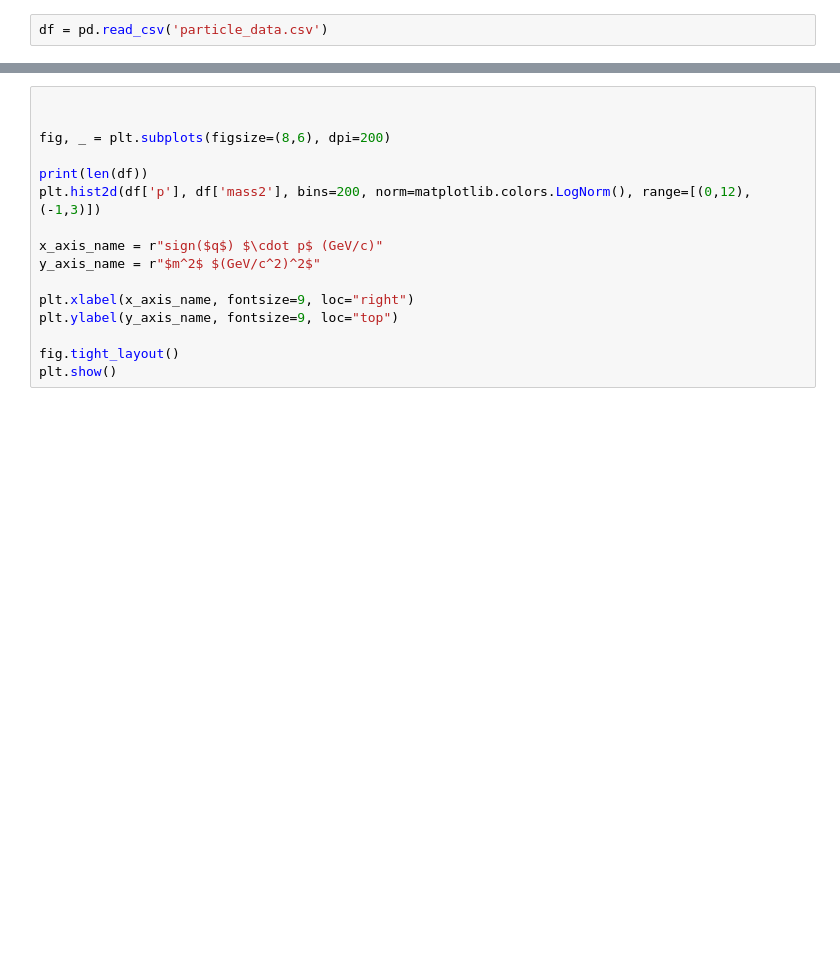
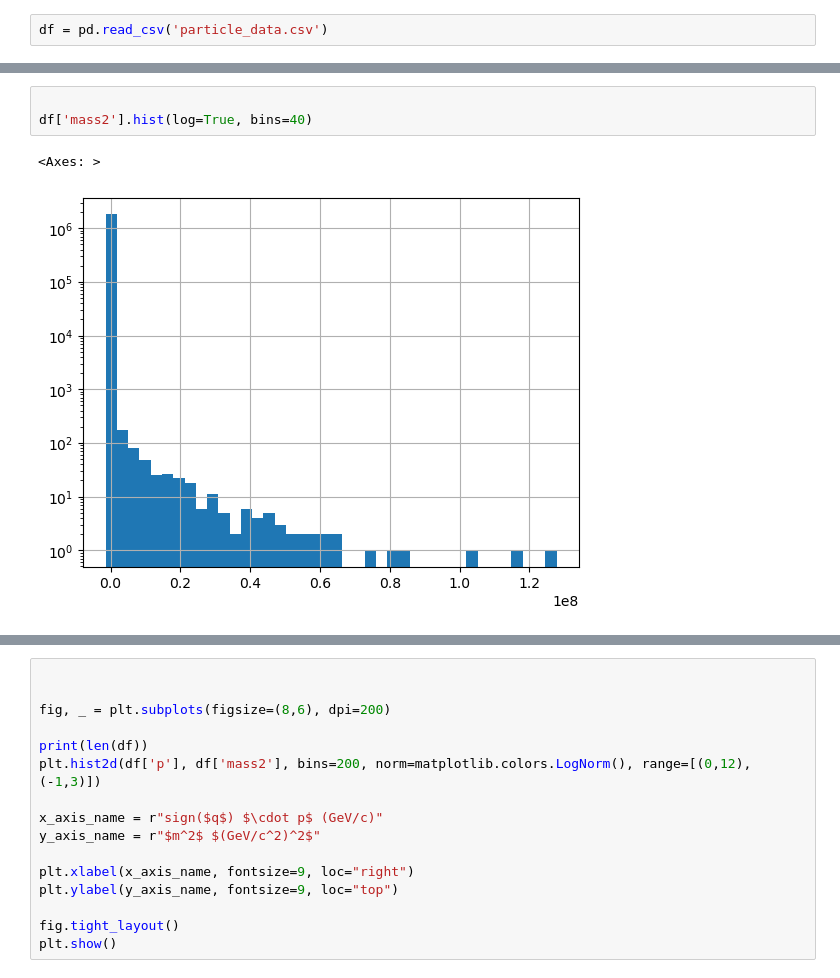
Before and after one commit to ficnawode/pid-ml-lssn, a Jupyter notebook: data_explo.ipynb, the cells around one changed output, grey strips where cells are left out. Drawn from its saved outputs; the diff is of its cells as text; blank space fills up the shorter version.

```diff
--- a/data_explo.ipynb
+++ b/data_explo.ipynb
@@ -10,0 +15,6 @@ df = pd.read_csv('particle_data.csv')
+# %%
+
+df['mass2'].hist(log=True, bins=40)
+# %% [output]
+<Axes: >
+[figure, added]
```
Also changed, not shown: parts of 3 cells of this notebook, 3 other files.
